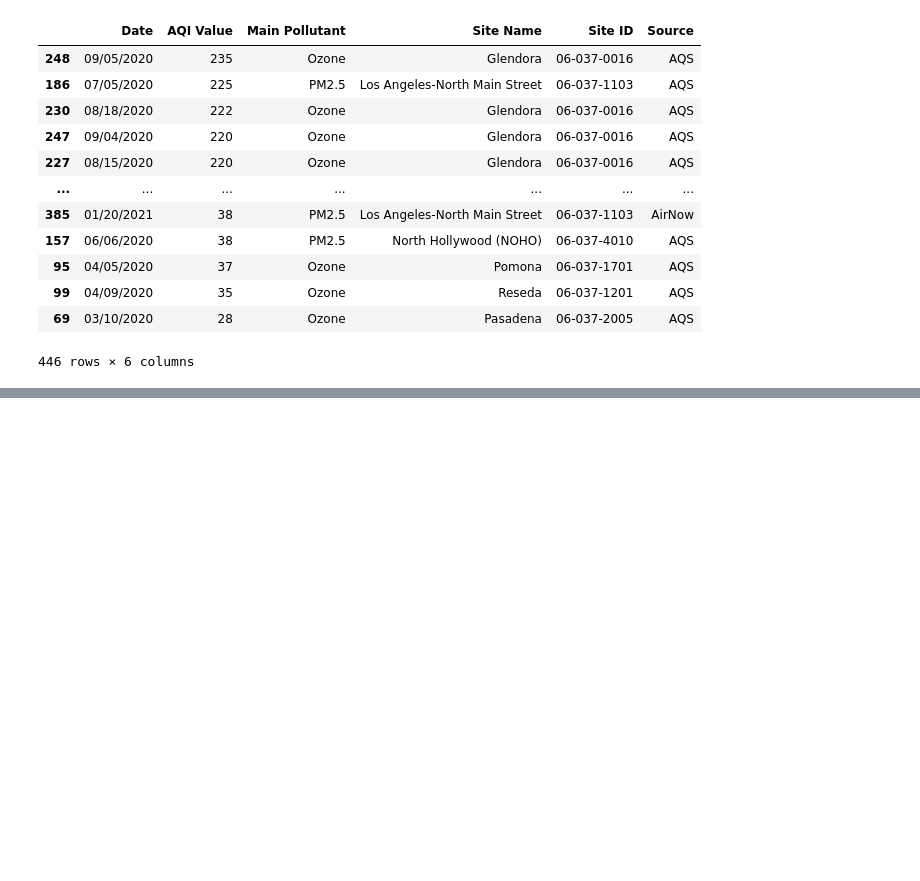
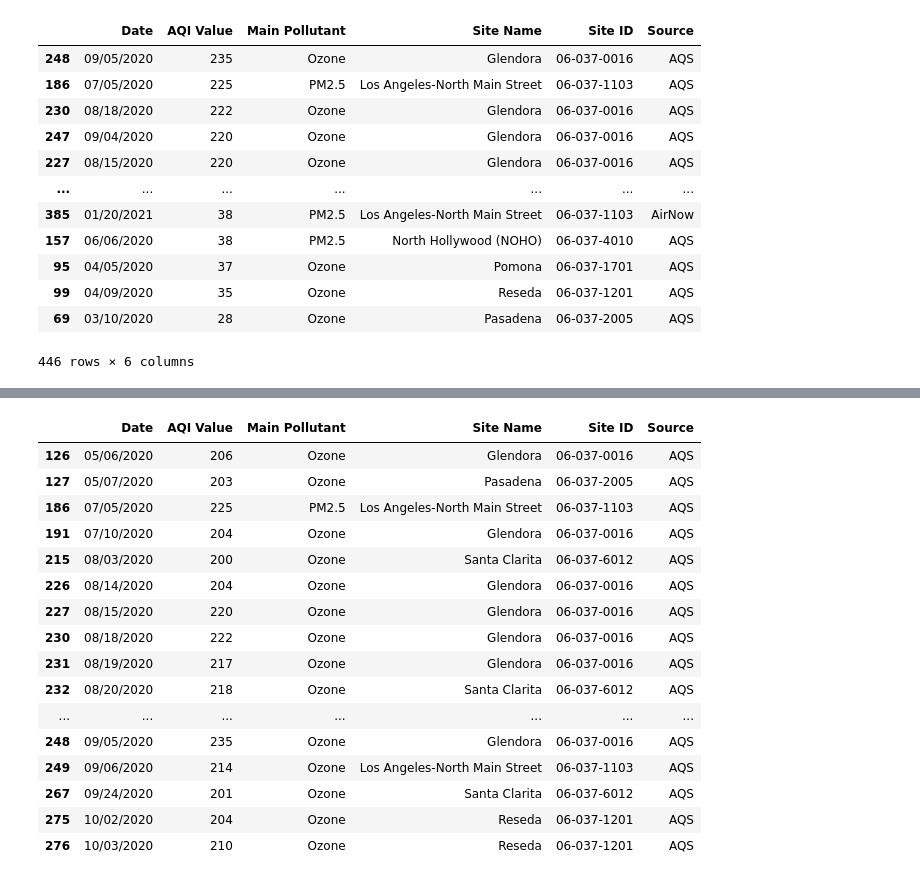
Before and after one commit to Navilongo/COVID-correlations-in-Los-Angeles-Analysis, a Jupyter notebook: covid_pollution_code.ipynb, the cells around one changed output, grey strips where cells are left out. Cells and saved outputs as stored; diff of their text form; code cells hidden in the pictures; blank space fills up the shorter version.

```diff
--- a/covid_pollution_code.ipynb
+++ b/covid_pollution_code.ipynb
@@ -190,0 +232,21 @@ unhealthy_aqi
+# %%
+dates_ascending_aqi = unhealthy_aqi.sort_values(by='Date', ascending=True)
+dates_ascending_aqi
+# %% [output]
+|  | Date | AQI Value | Main Pollutant | Site Name | Site ID | Source |
+| 126 | 05/06/2020 | 206 | Ozone | Glendora | 06-037-0016 | AQS |
+| 127 | 05/07/2020 | 203 | Ozone | Pasadena | 06-037-2005 | AQS |
+| 186 | 07/05/2020 | 225 | PM2.5 | Los Angeles-North Main Street | 06-037-1103 | AQS |
+| 191 | 07/10/2020 | 204 | Ozone | Glendora | 06-037-0016 | AQS |
+| 215 | 08/03/2020 | 200 | Ozone | Santa Clarita | 06-037-6012 | AQS |
+| 226 | 08/14/2020 | 204 | Ozone | Glendora | 06-037-0016 | AQS |
+| 227 | 08/15/2020 | 220 | Ozone | Glendora | 06-037-0016 | AQS |
+| 230 | 08/18/2020 | 222 | Ozone | Glendora | 06-037-0016 | AQS |
+| 231 | 08/19/2020 | 217 | Ozone | Glendora | 06-037-0016 | AQS |
+| 232 | 08/20/2020 | 218 | Ozone | Santa Clarita | 06-037-6012 | AQS |
+| ... | ... | ... | ... | ... | ... | ... |
+| 248 | 09/05/2020 | 235 | Ozone | Glendora | 06-037-0016 | AQS |
+| 249 | 09/06/2020 | 214 | Ozone | Los Angeles-North Main Street | 06-037-1103 | AQS |
+| 267 | 09/24/2020 | 201 | Ozone | Santa Clarita | 06-037-6012 | AQS |
+| 275 | 10/02/2020 | 204 | Ozone | Reseda | 06-037-1201 | AQS |
+| 276 | 10/03/2020 | 210 | Ozone | Reseda | 06-037-1201 | AQS |
```
Also changed, not shown: parts of 18 cells of this notebook.
